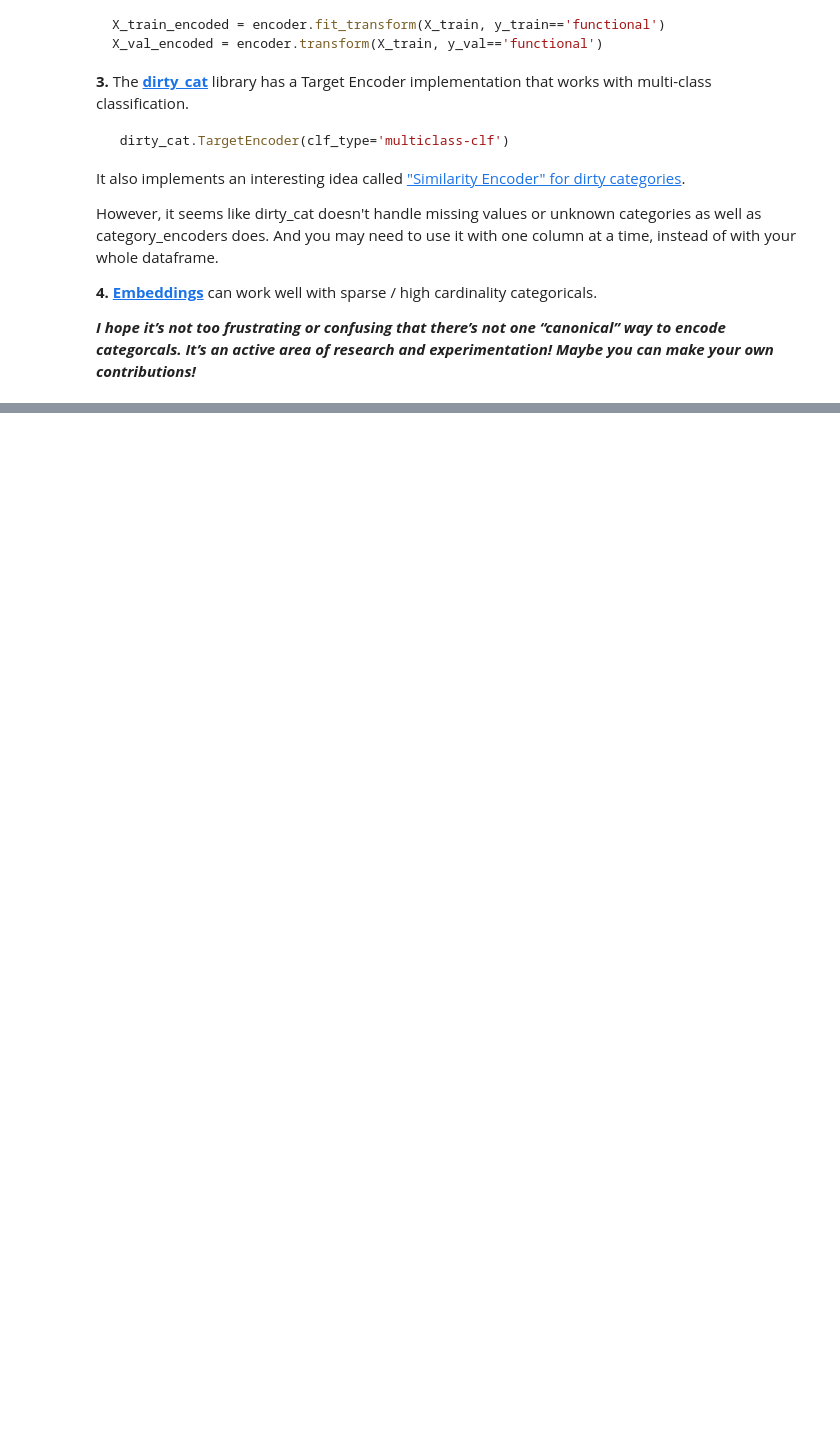
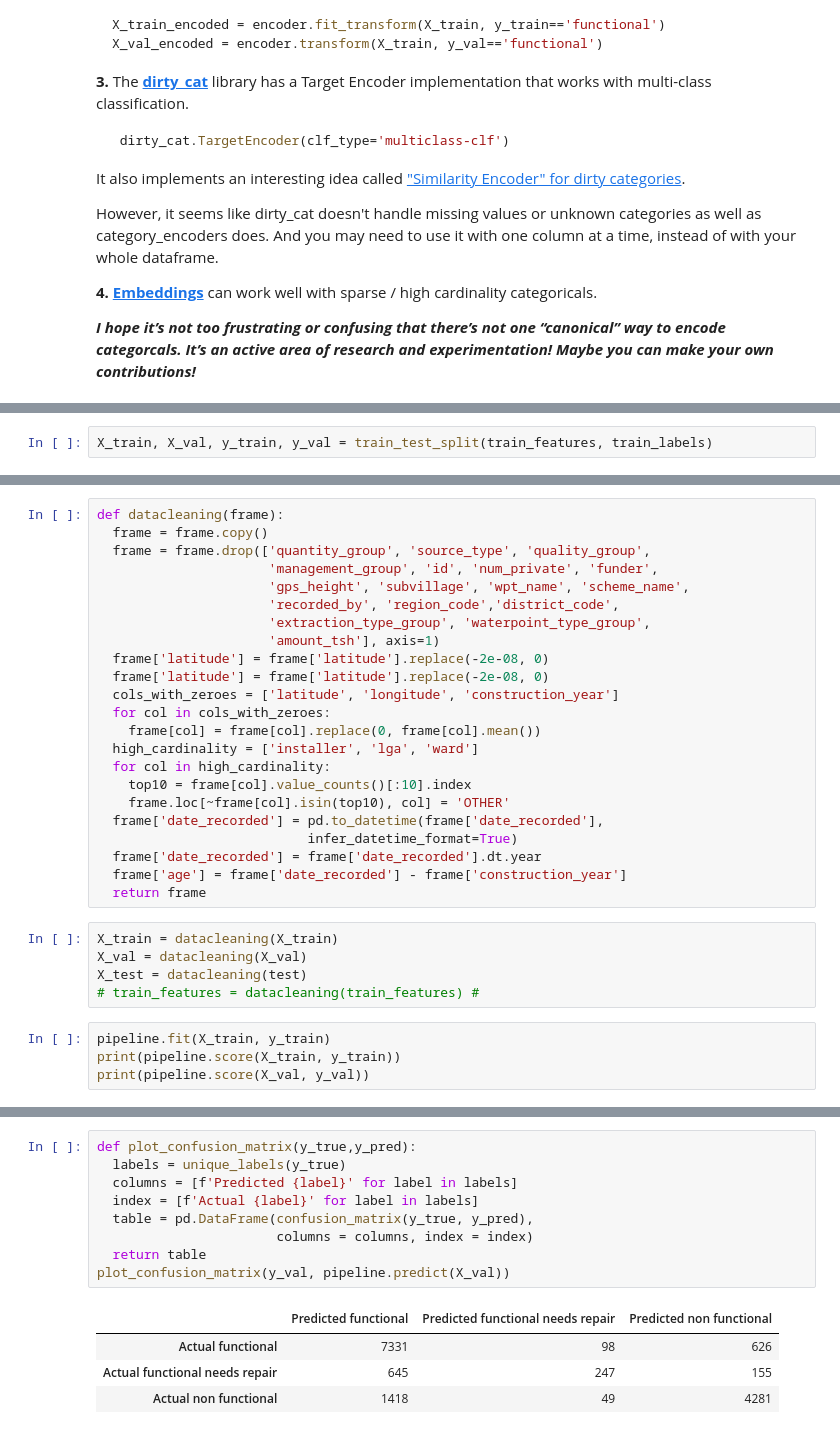
Before and after one commit to bloominstituteoftechnology/DS-Unit-2-Kaggle-Challenge, a Jupyter notebook: module4/assignment_kaggle_challenge_4.ipynb, the cells around one changed output, grey strips where cells are left out. Cells and saved outputs as stored; diff of their text form; blank space fills up the shorter version.

```diff
--- a/module4/assignment_kaggle_challenge_4.ipynb
+++ b/module4/assignment_kaggle_challenge_4.ipynb
@@ -133,0 +161,2 @@ train, val = train_test_split(train, test_size=len(test),
+# %%
+X_train, X_val, y_train, y_val = train_test_split(train_features, train_labels)
@@ -133,0 +181,32 @@ train, val = train_test_split(train, test_size=len(test),
+# %%
+def datacleaning(frame):
+  frame = frame.copy()
+  frame = frame.drop(['quantity_group', 'source_type', 'quality_group',
+                      'management_group', 'id', 'num_private', 'funder',
+                      'gps_height', 'subvillage', 'wpt_name', 'scheme_name',
+                      'recorded_by', 'region_code','district_code',
+                      'extraction_type_group', 'waterpoint_type_group',
+                      'amount_tsh'], axis=1)
+  frame['latitude'] = frame['latitude'].replace(-2e-08, 0)
+  frame['latitude'] = frame['latitude'].replace(-2e-08, 0)
+  cols_with_zeroes = ['latitude', 'longitude', 'construction_year']
+  for col in cols_with_zeroes:
+    frame[col] = frame[col].replace(0, frame[col].mean())
+  high_cardinality = ['installer', 'lga', 'ward']
+  for col in high_cardinality:
+    top10 = frame[col].value_counts()[:10].index
+    frame.loc[~frame[col].isin(top10), col] = 'OTHER'
+  frame['date_recorded'] = pd.to_datetime(frame['date_recorded'],
+                           infer_datetime_format=True)
+  frame['date_recorded'] = frame['date_recorded'].dt.year
+  frame['age'] = frame['date_recorded'] - frame['construction_year']
+  return frame
+# %%
+X_train = datacleaning(X_train)
+X_val = datacleaning(X_val)
+X_test = datacleaning(test)
+# train_features = datacleaning(train_features) #
+# %%
+pipeline.fit(X_train, y_train)
+print(pipeline.score(X_train, y_train))
+print(pipeline.score(X_val, y_val))
@@ -133,0 +253,14 @@ train, val = train_test_split(train, test_size=len(test),
+# %%
+def plot_confusion_matrix(y_true,y_pred):
+  labels = unique_labels(y_true)
+  columns = [f'Predicted {label}' for label in labels]
+  index = [f'Actual {label}' for label in labels]
+  table = pd.DataFrame(confusion_matrix(y_true, y_pred),
+                       columns = columns, index = index)
+  return table
+plot_confusion_matrix(y_val, pipeline.predict(X_val))
+# %% [output]
+|  | Predicted functional | Predicted functional needs repair | Predicted non functional |
+| Actual functional | 7331 | 98 | 626 |
+| Actual functional needs repair | 645 | 247 | 155 |
+| Actual non functional | 1418 | 49 | 4281 |
```
Also changed, not shown: parts of 12 cells of this notebook.
